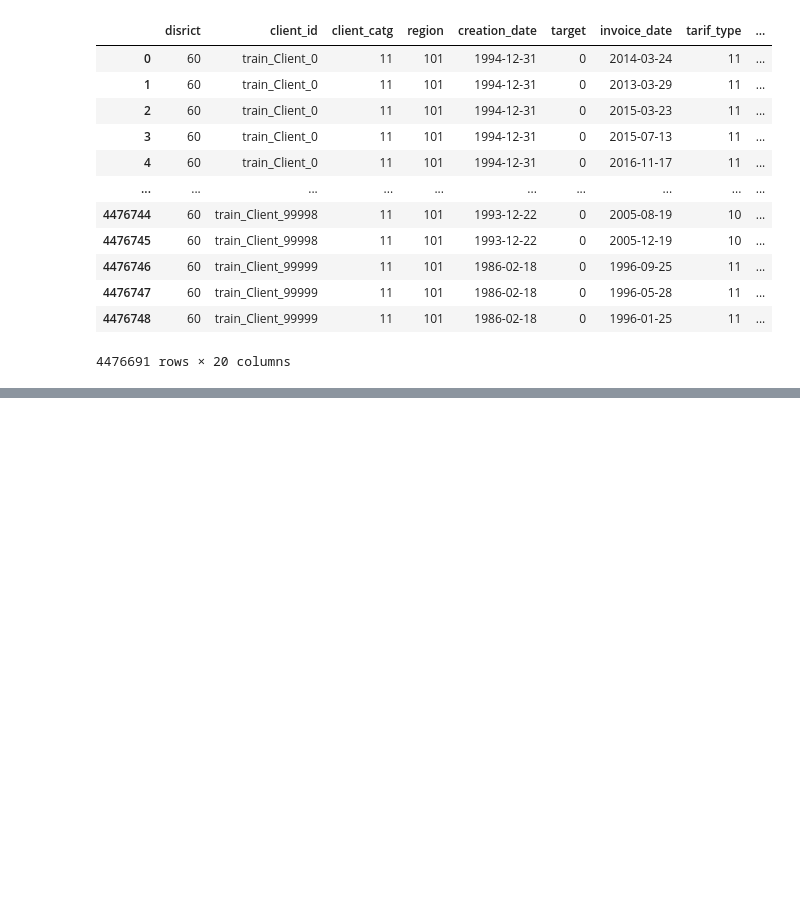
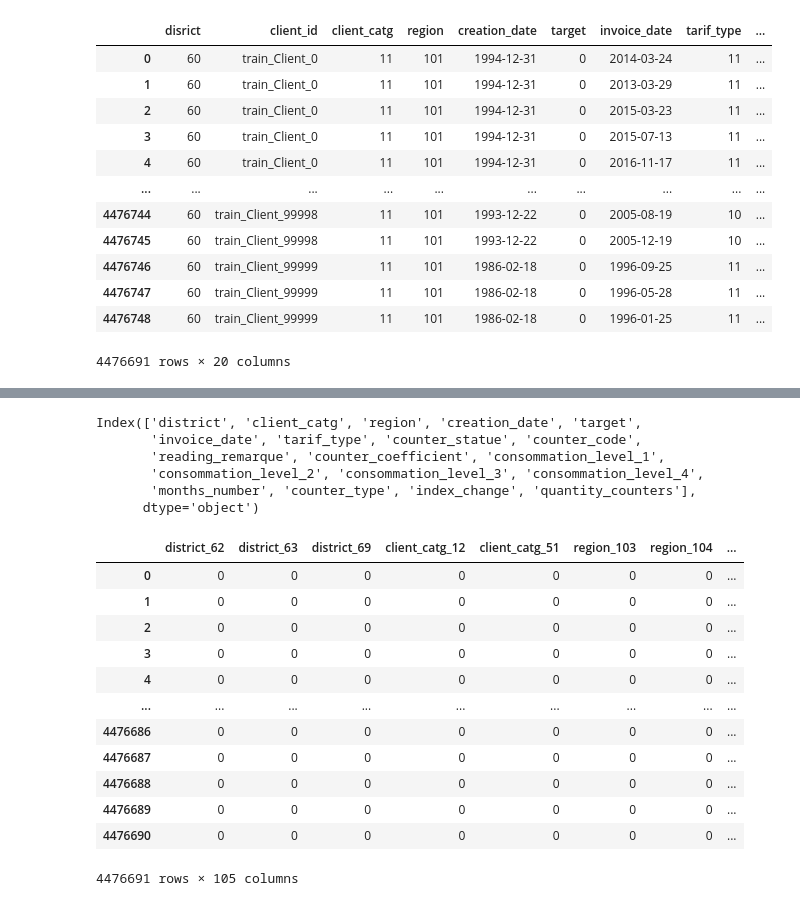
Before and after one commit to Cazta/fraud_detection_electricity_company, a Jupyter notebook: fraud_data_cleaning.ipynb, the cells around one changed output, grey strips where cells are left out. Saved outputs shown, nothing was run; the diff lists cells and outputs as text; code cells hidden in the pictures; blank space fills up the shorter version.

```diff
--- a/fraud_data_cleaning.ipynb
+++ b/fraud_data_cleaning.ipynb
@@ -557,0 +581,3 @@ df_processed
+# %%
+df_processed = pd.merge(df_processed, quantity_counter, on="client_id", how="left")
+df_processed.head()
@@ -557,0 +592,4 @@ df_processed
+# %%
+# drop client_id and counter_number
+df_processed.drop(['client_id','counter_number'] , inplace=True,axis=1)
+df_processed.head()
@@ -557,0 +603,33 @@ df_processed
+# %%
+# rename district column
+df_processed.rename(columns={'disrict':'district'}, inplace=True)
+# %%
+df_processed.columns
+# %% [output]
+Index(['district', 'client_catg', 'region', 'creation_date', 'target',
+       'invoice_date', 'tarif_type', 'counter_statue', 'counter_code',
+       'reading_remarque', 'counter_coefficient', 'consommation_level_1',
+       'consommation_level_2', 'consommation_level_3', 'consommation_level_4',
+       'months_number', 'counter_type', 'index_change', 'quantity_counters'],
+      dtype='object')
+# %%
+cat_features = ['district', 'client_catg', 'region', 'tarif_type', 'counter_statue', 'counter_code',
+       'reading_remarque', 'counter_coefficient', 'counter_type']
+# %%
+#make dummy variables from categorical features, dtype int
+dummies = pd.get_dummies(df_processed[cat_features], columns=cat_features, drop_first=True, dtype=int)
+dummies
+# %% [output]
+|  | district_62 | district_63 | district_69 | client_catg_12 | client_catg_51 | region_103 | region_104 | ... |
+| 0 | 0 | 0 | 0 | 0 | 0 | 0 | 0 | ... |
+| 1 | 0 | 0 | 0 | 0 | 0 | 0 | 0 | ... |
+| 2 | 0 | 0 | 0 | 0 | 0 | 0 | 0 | ... |
+| 3 | 0 | 0 | 0 | 0 | 0 | 0 | 0 | ... |
+| 4 | 0 | 0 | 0 | 0 | 0 | 0 | 0 | ... |
+| ... | ... | ... | ... | ... | ... | ... | ... | ... |
+| 4476686 | 0 | 0 | 0 | 0 | 0 | 0 | 0 | ... |
+| 4476687 | 0 | 0 | 0 | 0 | 0 | 0 | 0 | ... |
+| 4476688 | 0 | 0 | 0 | 0 | 0 | 0 | 0 | ... |
+| 4476689 | 0 | 0 | 0 | 0 | 0 | 0 | 0 | ... |
+| 4476690 | 0 | 0 | 0 | 0 | 0 | 0 | 0 | ... |
+4476691 rows × 105 columns
```
Also changed, not shown: parts of 11 cells of this notebook.
